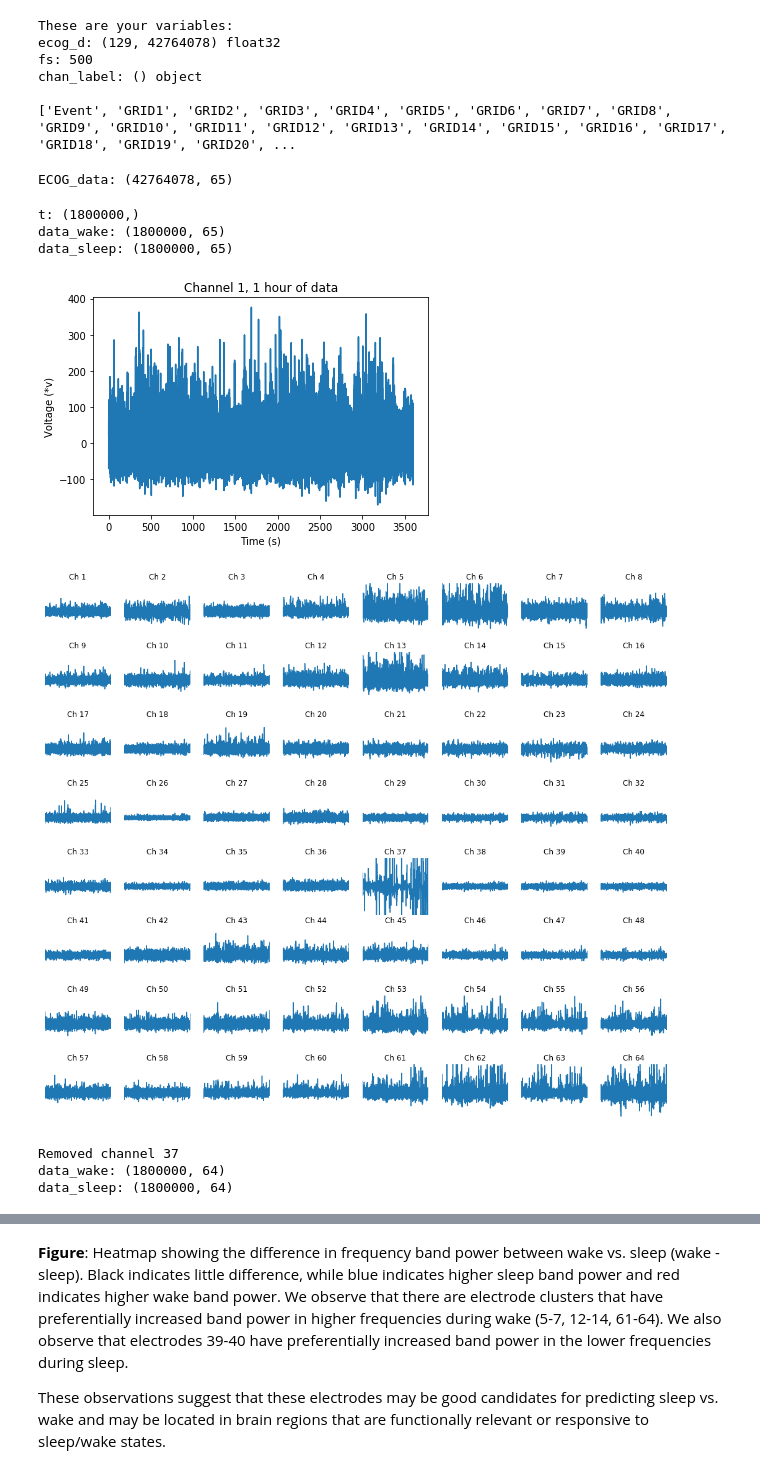
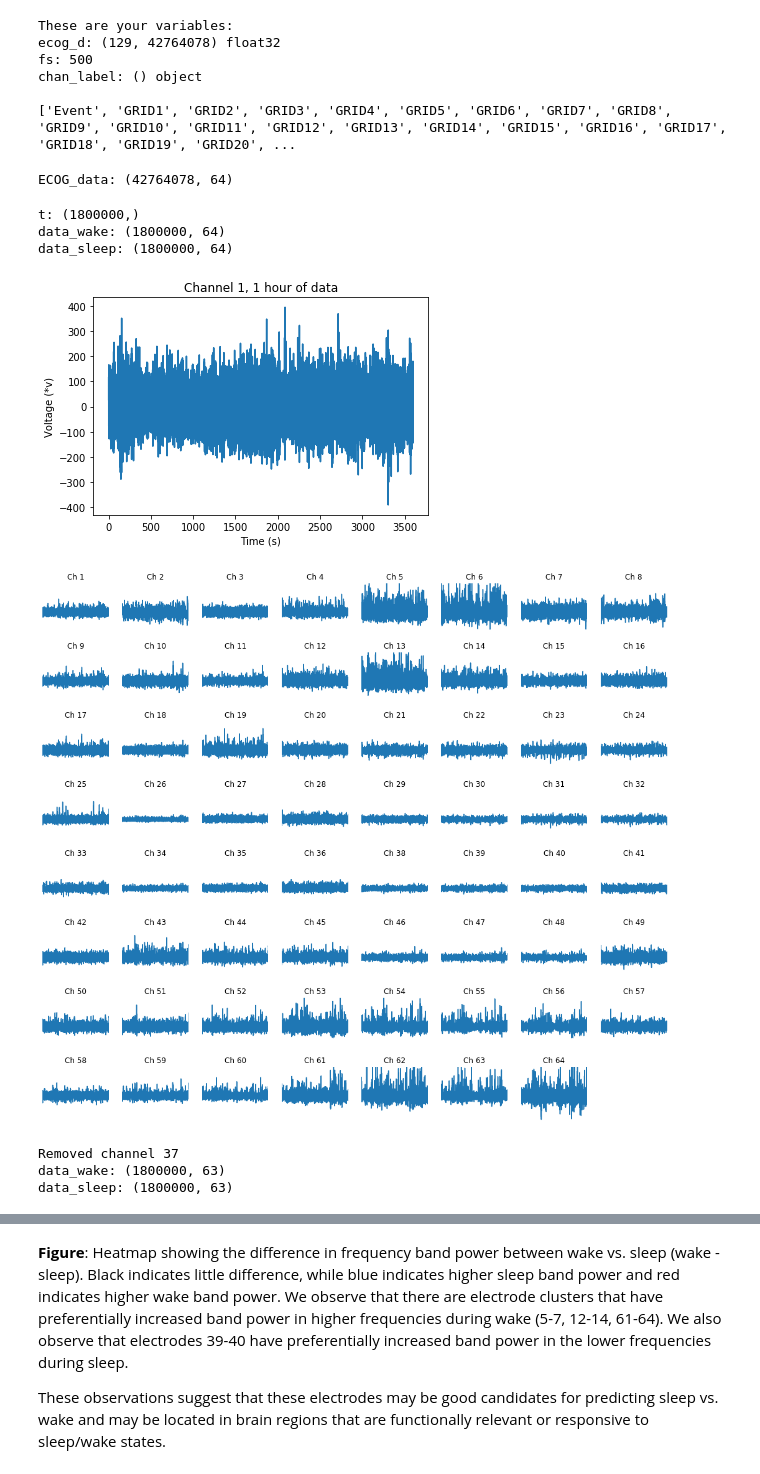
Before and after one commit to sunh20/SleepClass, a Jupyter notebook: sleep_process_d6.ipynb, the cells around one changed output, grey strips where cells are left out. Saved outputs shown, nothing was run; the diff lists cells and outputs as text; code cells hidden in the pictures.

```diff
--- a/sleep_process_d6.ipynb
+++ b/sleep_process_d6.ipynb
@@ -75,10 +77,11 @@ chan_label: () object
 # %%
 # separate out grid data
 # first index = event data (ignore)
-ECOG_data = ecog_d[0:65,].transpose();
+ECOG_data = ecog_d[1:65,].transpose();
 print('ECOG_data:',ECOG_data.shape)
+chan = np.arange(1,65)
 # %% [output]
-ECOG_data: (42764078, 65)
+ECOG_data: (42764078, 64)
 # %%
 # get sleep and wake times
 t_start = 8*60*60 + 13*60 + 24 # seconds
@@ -100,41 +103,40 @@ print('data_wake:', data_wake.shape)
 print('data_sleep:', data_sleep.shape)
 # %% [output]
 t: (1800000,)
-data_wake: (1800000, 65)
-data_sleep: (1800000, 65)
+data_wake: (1800000, 64)
+data_sleep: (1800000, 64)
 # %%
 # visualize 64 channels
 if plot_on:
     plt.figure
     plt.plot(t,data_wake[:,1])
     plt.xlabel('Time (s)')
     plt.ylabel('Voltage (*v)')
     plt.title('Channel 1, 1 hour of data')
     plt.figure(figsize=(18,16))
 
-    for ch in range(0,64):
+    for ch in range(data_wake.shape[1]):
         plt.subplot(8,8,ch+1)
         plt.box(False)
-        plt.plot(t[0:90000],data_wake[0:90000,ch+1])
+        plt.plot(t[0:90000],data_wake[0:90000,ch])
         plt.axis([0, 60, -400, 400])
-        plt.title('Ch ' + str(ch+1))
+        plt.title('Ch ' + str(chan[ch]))
         plt.xticks(ticks=[], labels=[])
         plt.yticks(ticks=[], labels=[])
 # %% [output]
-[figure, old version]
+[figure, new version]
-[figure, old version]
+[figure, new version]
 # %%
 # remove ch 37 + make list of channels
-chan = np.arange(0,65)
-chan = np.delete(chan,37)
+chan = np.delete(chan,37-1)
 
-data_wake = np.delete(data_wake,37,1)
-data_sleep = np.delete(data_sleep,37,1)
+data_wake = np.delete(data_wake,37-1,1)
+data_sleep = np.delete(data_sleep,37-1,1)
 
 print('Removed channel 37')
 print('data_wake:', data_wake.shape)
 print('data_sleep:', data_sleep.shape)
 # %% [output]
 Removed channel 37
-data_wake: (1800000, 64)
-data_sleep: (1800000, 64)
+data_wake: (1800000, 63)
+data_sleep: (1800000, 63)
```
Also changed, not shown: parts of 15 cells of this notebook.
